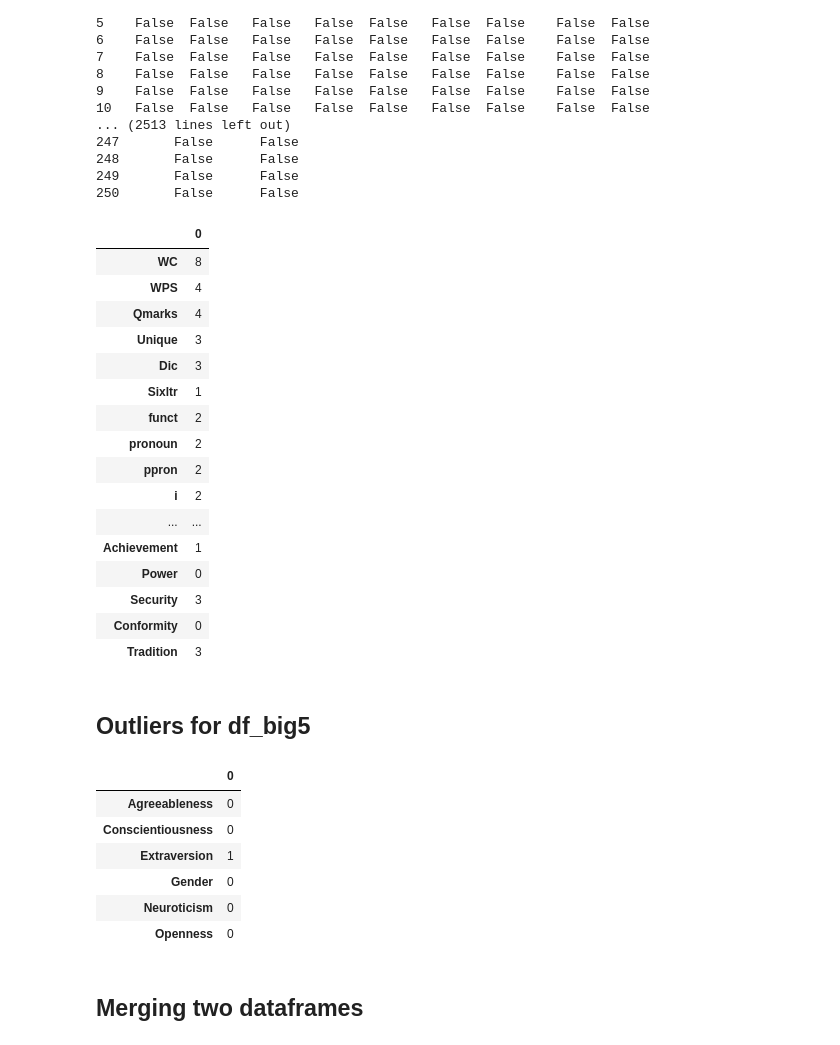
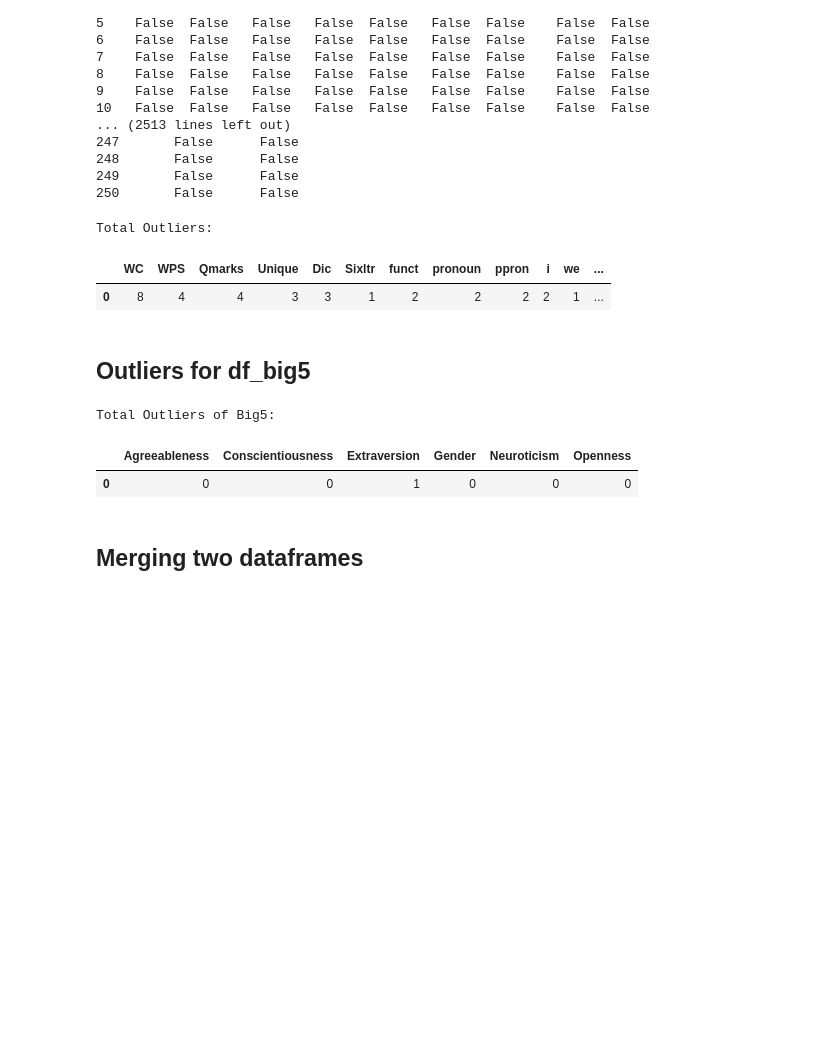
Before and after one commit to S-Delowar/Data-Science-Machine-Learning, a Jupyter notebook: DA_Project_Group_6.ipynb, the cells around one changed output. Drawn from its saved outputs; the diff is of its cells as text; code cells hidden in the pictures; blank space fills up the shorter version.

```diff
--- a/DA_Project_Group_6.ipynb
+++ b/DA_Project_Group_6.ipynb
@@ -14,7 +14,7 @@ warnings.filterwarnings('ignore')
 # %% [markdown]
 # Descriptive Analysis with IPIP Scores (like sheet)
 # %%
-df = pd.read_csv('/content/sample_data/IPIP Scores_likes.csv')
+df = pd.read_csv('/content/drive/MyDrive/Colab Notebooks/Saddam Sir Data Analytics/group project/IPIP Scores_likes.csv')
 # %%
 df.head()
 # %% [output]
@@ -201,26 +205,12 @@ outliers
 # %%
 total_outliers = outliers.sum()
 total_outliers = pd.DataFrame(total_outliers)
-pd.set_option('display.max_rows', None)
-total_outliers
+print('Total Outliers:')
+total_outliers.transpose()
 # %% [output]
+Total Outliers:
-|  | 0 |
-| WC | 8 |
-| WPS | 4 |
-| Qmarks | 4 |
-| Unique | 3 |
-| Dic | 3 |
-| Sixltr | 1 |
-| funct | 2 |
-| pronoun | 2 |
-| ppron | 2 |
-| i | 2 |
-| ... | ... |
-| Achievement | 1 |
-| Power | 0 |
-| Security | 3 |
-| Conformity | 0 |
-| Tradition | 3 |
+|  | WC | WPS | Qmarks | Unique | Dic | Sixltr | funct | pronoun | ppron | i | we | ... |
+| 0 | 8 | 4 | 4 | 3 | 3 | 1 | 2 | 2 | 2 | 2 | 1 | ... |
 # %% [markdown]
 ## Outliers for df_big5
 # %%
@@ -238,16 +228,12 @@ outliers = z_scores > threshold
 # outliers
 total_outliers = outliers.sum()
 total_outliers = pd.DataFrame(total_outliers)
-pd.set_option('display.max_rows', None)
-total_outliers
+print('Total Outliers of Big5:')
+total_outliers.transpose()
 # %% [output]
+Total Outliers of Big5:
-|  | 0 |
-| Agreeableness | 0 |
-| Conscientiousness | 0 |
-| Extraversion | 1 |
-| Gender | 0 |
-| Neuroticism | 0 |
-| Openness | 0 |
+|  | Agreeableness | Conscientiousness | Extraversion | Gender | Neuroticism | Openness |
+| 0 | 0 | 0 | 1 | 0 | 0 | 0 |
 # %% [markdown]
 ## Merging two dataframes
 # %%
```
Also changed, not shown: parts of 16 cells of this notebook.
